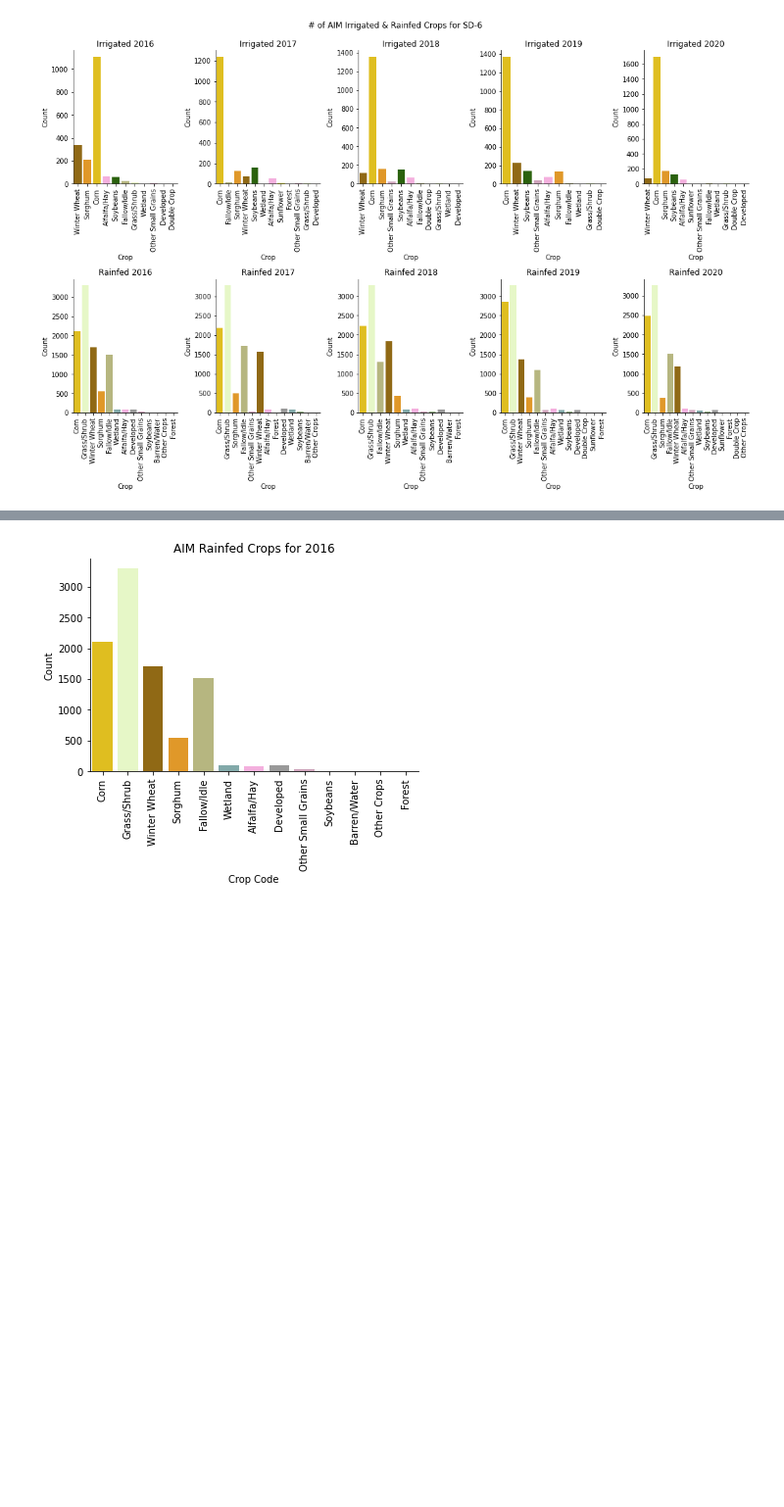
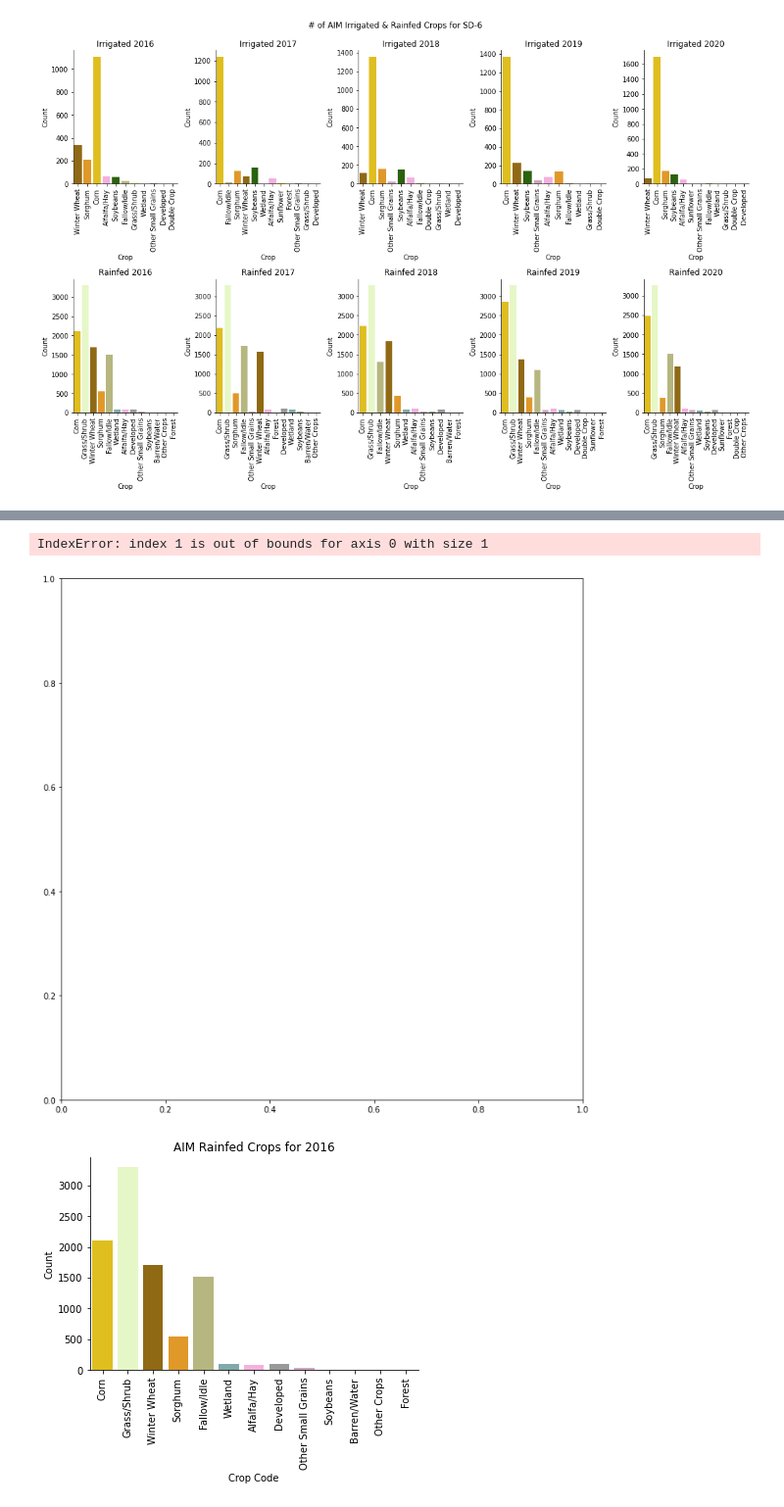
Before and after one commit to HEAL-KGS/eggs, a Jupyter notebook: eggs_data.ipynb, the cells around one changed output, grey strips where cells are left out. Shown at 98% size. Cells and saved outputs as stored; diff of their text form; code cells hidden in the pictures; blank space fills up the shorter version.

```diff
--- a/eggs_data.ipynb
+++ b/eggs_data.ipynb
@@ -413,5 +417,5 @@ cdl_fp = "C:\\Users\\ashle\\Desktop\\KGS\\data\\Agriculture-Land\\Land Use-Land
 os.chdir(cdl_fp)
 # %%
 cdl = pd.read_csv('FieldsAttributesAroundSD6KS_LandCover_AnnualCDL.csv')
-# cdl = cdl[cdl['Year'] > 2015]
+cdl = cdl[cdl['Year'] > 2015]
 cdl.UID = cdl.UID.astype('float') # set UID values as floats
@@ -1070,3 +1077,7 @@ plt.savefig('IrrigatedRainfedCropCount.png', dpi=500)
 plt.show()
 # %% [output]
 [figure]
+# %%
+cdl_2016 = cdl[cdl['Year'] == 2016]
+cdl_fields_2016 = gpd.GeoDataFrame(cdl_2016.merge(fields, on='UID'))
+cdl_fields_2016 = gpd.GeoDataFrame(cdl_fields_2016.merge(crops, on='CropCode'))
@@ -1073,3 +1100,8 @@ plt.show()
+# %%
+cdl_fields_2016.plot('CropGroup', categorical=True, figsize=(12,12), palette=crop_color)
+# %% [output]
+IndexError: index 1 is out of bounds for axis 0 with size 1
+[figure, added]
 # %%
 # Plot the crops on a countplot through seaborn using crop color dictionary
 
```
Also changed, not shown: parts of 4 cells of this notebook, 1 other file.
